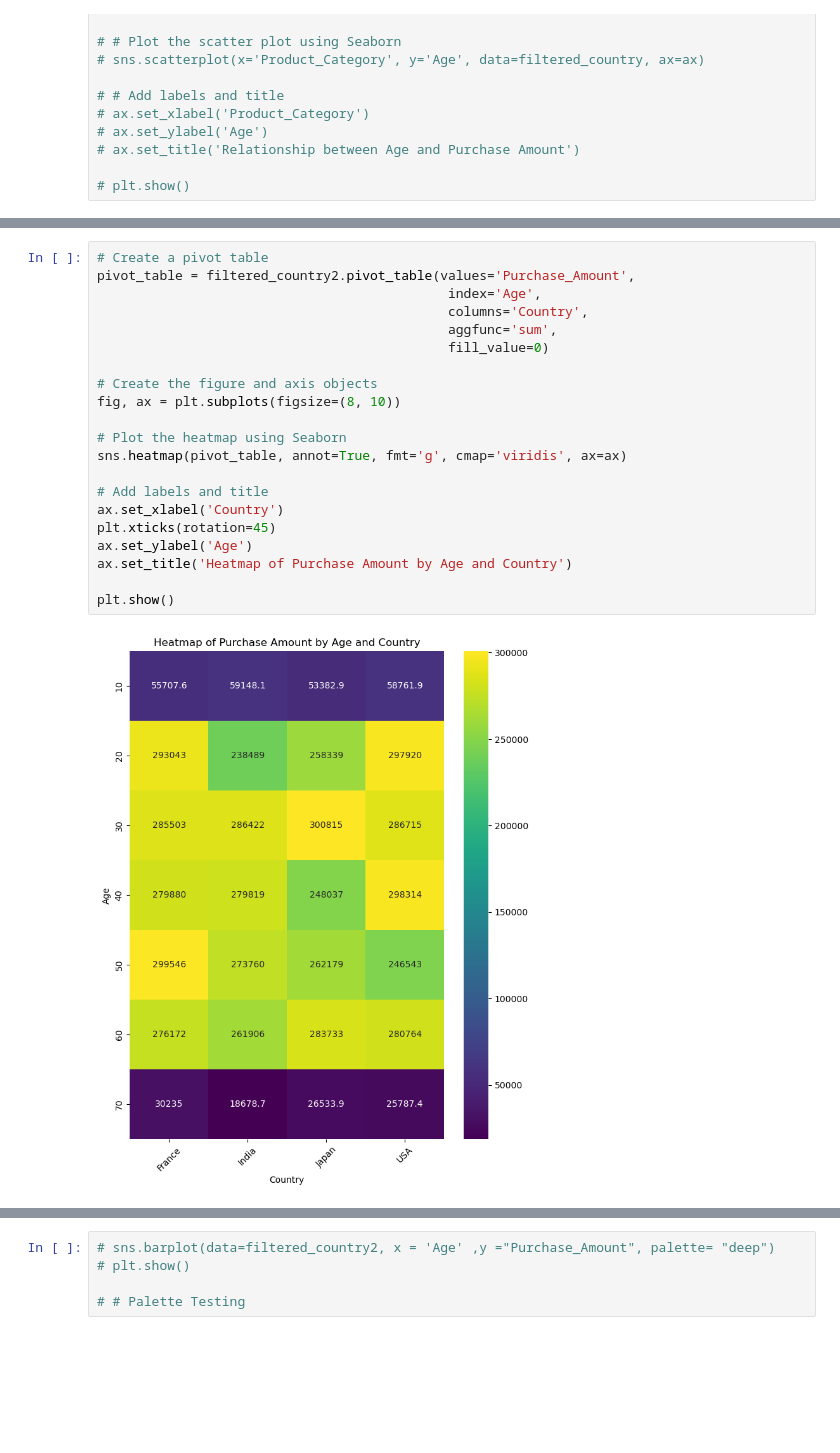
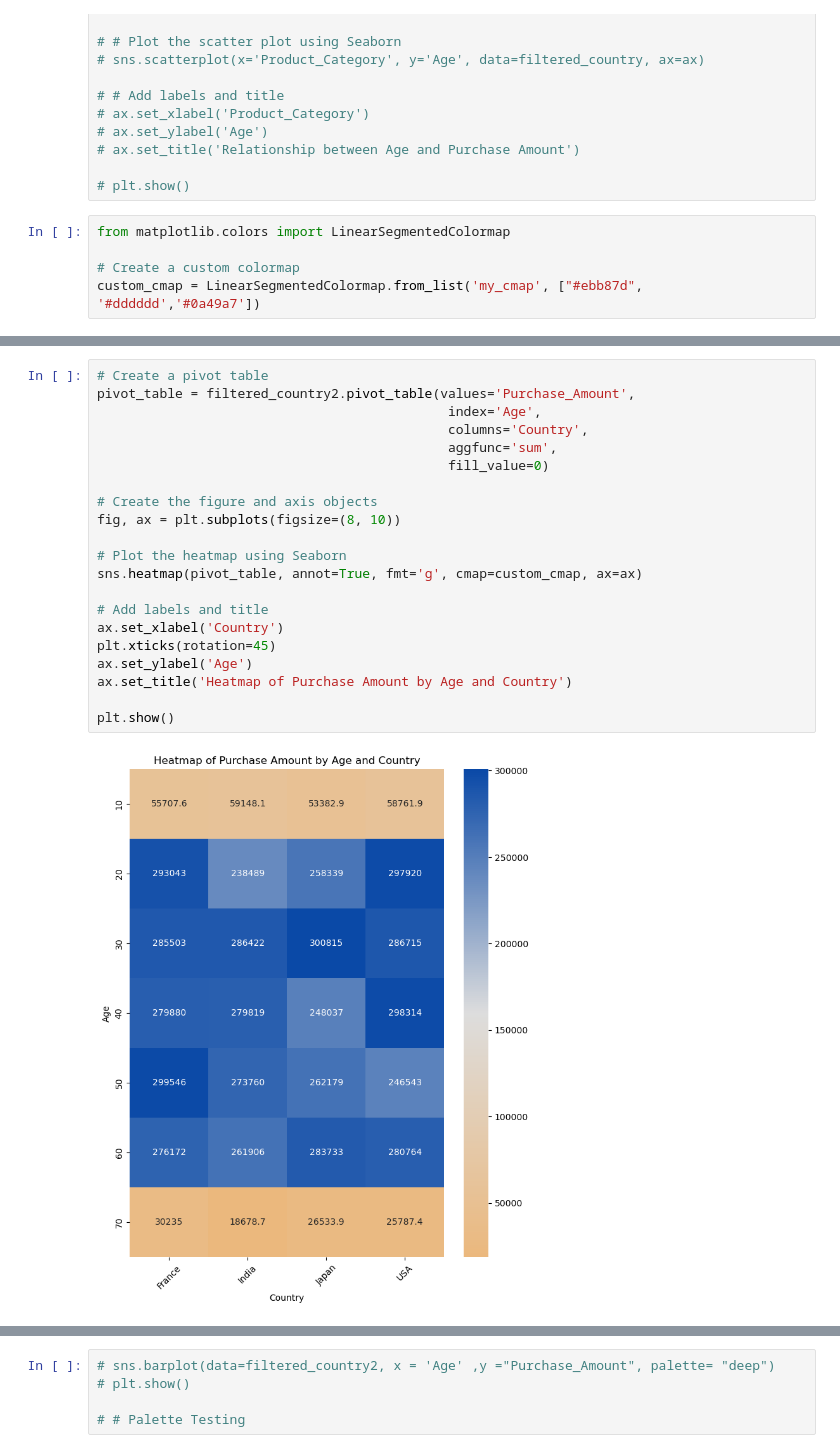
Before and after one commit to TammyLeung122/EDA-Group-5, a Jupyter notebook: EDA_E-Commerce.ipynb, the cells around one changed output, grey strips where cells are left out. Saved outputs shown, nothing was run; the diff lists cells and outputs as text; blank space fills up the shorter version.

```diff
--- a/EDA_E-Commerce.ipynb
+++ b/EDA_E-Commerce.ipynb
@@ -283,6 +285,11 @@ plt.show()
 # ax.set_title('Relationship between Age and Purchase Amount')
 
 # plt.show()
+# %%
+from matplotlib.colors import LinearSegmentedColormap
+
+# Create a custom colormap
+custom_cmap = LinearSegmentedColormap.from_list('my_cmap', ["#ebb87d", '#dddddd','#0a49a7'])
 # %%
 # Create a pivot table
 pivot_table = filtered_country2.pivot_table(values='Purchase_Amount',
@@ -309,26 +316,26 @@ plt.show()
 # %%
 # Create a pivot table
 pivot_table = filtered_country2.pivot_table(values='Purchase_Amount',
                                              index='Age',
                                              columns='Country',
                                              aggfunc='sum',
                                              fill_value=0)
 
 # Create the figure and axis objects
 fig, ax = plt.subplots(figsize=(8, 10))
 
 # Plot the heatmap using Seaborn
-sns.heatmap(pivot_table, annot=True, fmt='g', cmap='viridis', ax=ax)
+sns.heatmap(pivot_table, annot=True, fmt='g', cmap=custom_cmap, ax=ax)
 
 # Add labels and title
 ax.set_xlabel('Country')
 plt.xticks(rotation=45)
 ax.set_ylabel('Age')
 ax.set_title('Heatmap of Purchase Amount by Age and Country')
 
 plt.show()
 # %% [output]
-[figure, old version]
+[figure, new version]
 # %%
 # Create a pivot table
 
```
Also changed, not shown: parts of 11 cells of this notebook.
